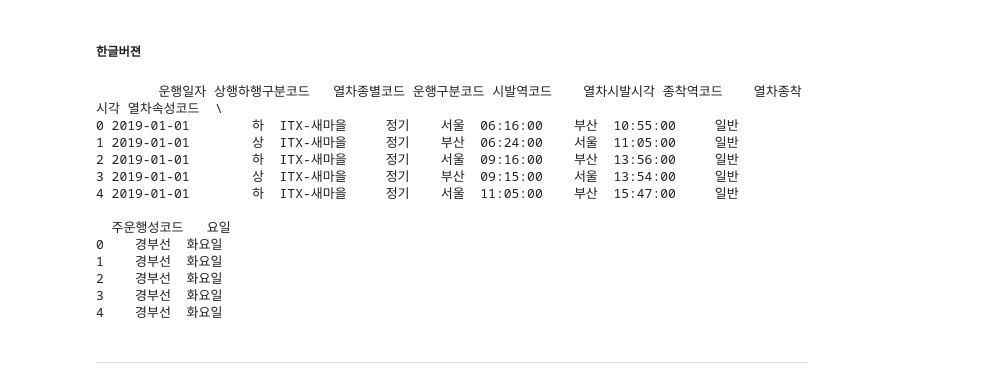
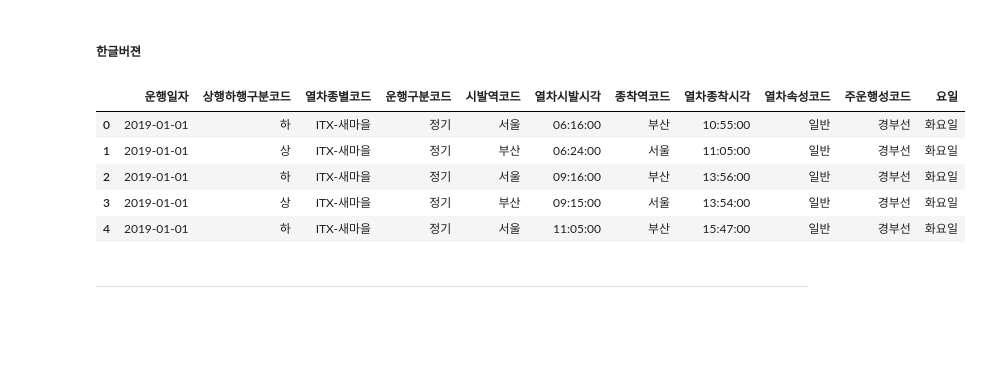
Before and after one commit to encore-SKN11/EDA-6Team, a Jupyter notebook: eda_code/train_v2.ipynb, the cells around one changed output. Cells and saved outputs as stored; diff of their text form; code cells hidden in the pictures; blank space fills up the shorter version.

```diff
--- a/eda_code/train_v2.ipynb
+++ b/eda_code/train_v2.ipynb
@@ -1506,44 +1510,37 @@ dtype: int64
 # %%
 file_path = "./train_data/data_v2/19_21_v4.csv"
 df = pd.read_csv(file_path)
 
 # "운행일자" 컬럼을 날짜 형식으로 변환
 df["운행일자"] = pd.to_datetime(df["운행일자"], format="%Y.%m.%d")
 
 # 한글 요일 변환을 위한 매핑 딕셔너리
 weekday_mapping = {
     "Monday": "월요일",
     "Tuesday": "화요일",
     "Wednesday": "수요일",
     "Thursday": "목요일",
     "Friday": "금요일",
     "Saturday": "토요일",
     "Sunday": "일요일"
 }
 
 # "운행일자"에서 요일을 추출하고 한글로 변환
 df["요일"] = df["운행일자"].dt.strftime("%A").map(weekday_mapping)
 
 # 변환된 데이터 저장
 output_path = "./train_data/data_v2/19_21_v5.csv"
 df.to_csv(output_path, index=False, encoding="utf-8-sig")
 
 # 결과 확인
-print(df.head())
+display(df.head())
 # %% [output]
-        운행일자 상행하행구분코드   열차종별코드 운행구분코드 시발역코드    열차시발시각 종착역코드    열차종착시각 열차속성코드  \
-0 2019-01-01        하  ITX-새마을     정기    서울  06:16:00    부산  10:55:00     일반
-1 2019-01-01        상  ITX-새마을     정기    부산  06:24:00    서울  11:05:00     일반
-2 2019-01-01        하  ITX-새마을     정기    서울  09:16:00    부산  13:56:00     일반
-3 2019-01-01        상  ITX-새마을     정기    부산  09:15:00    서울  13:54:00     일반
-4 2019-01-01        하  ITX-새마을     정기    서울  11:05:00    부산  15:47:00     일반
-
-  주운행성코드   요일
-0    경부선  화요일
-1    경부선  화요일
-2    경부선  화요일
-3    경부선  화요일
-4    경부선  화요일
+|  | 운행일자 | 상행하행구분코드 | 열차종별코드 | 운행구분코드 | 시발역코드 | 열차시발시각 | 종착역코드 | 열차종착시각 | 열차속성코드 | 주운행성코드 | 요일 |
+| 0 | 2019-01-01 | 하 | ITX-새마을 | 정기 | 서울 | 06:16:00 | 부산 | 10:55:00 | 일반 | 경부선 | 화요일 |
+| 1 | 2019-01-01 | 상 | ITX-새마을 | 정기 | 부산 | 06:24:00 | 서울 | 11:05:00 | 일반 | 경부선 | 화요일 |
+| 2 | 2019-01-01 | 하 | ITX-새마을 | 정기 | 서울 | 09:16:00 | 부산 | 13:56:00 | 일반 | 경부선 | 화요일 |
+| 3 | 2019-01-01 | 상 | ITX-새마을 | 정기 | 부산 | 09:15:00 | 서울 | 13:54:00 | 일반 | 경부선 | 화요일 |
+| 4 | 2019-01-01 | 하 | ITX-새마을 | 정기 | 서울 | 11:05:00 | 부산 | 15:47:00 | 일반 | 경부선 | 화요일 |
 # %% [markdown]
 ---
 # %% [markdown]
```
Also changed, not shown: parts of 6 cells of this notebook, 1 other file.
